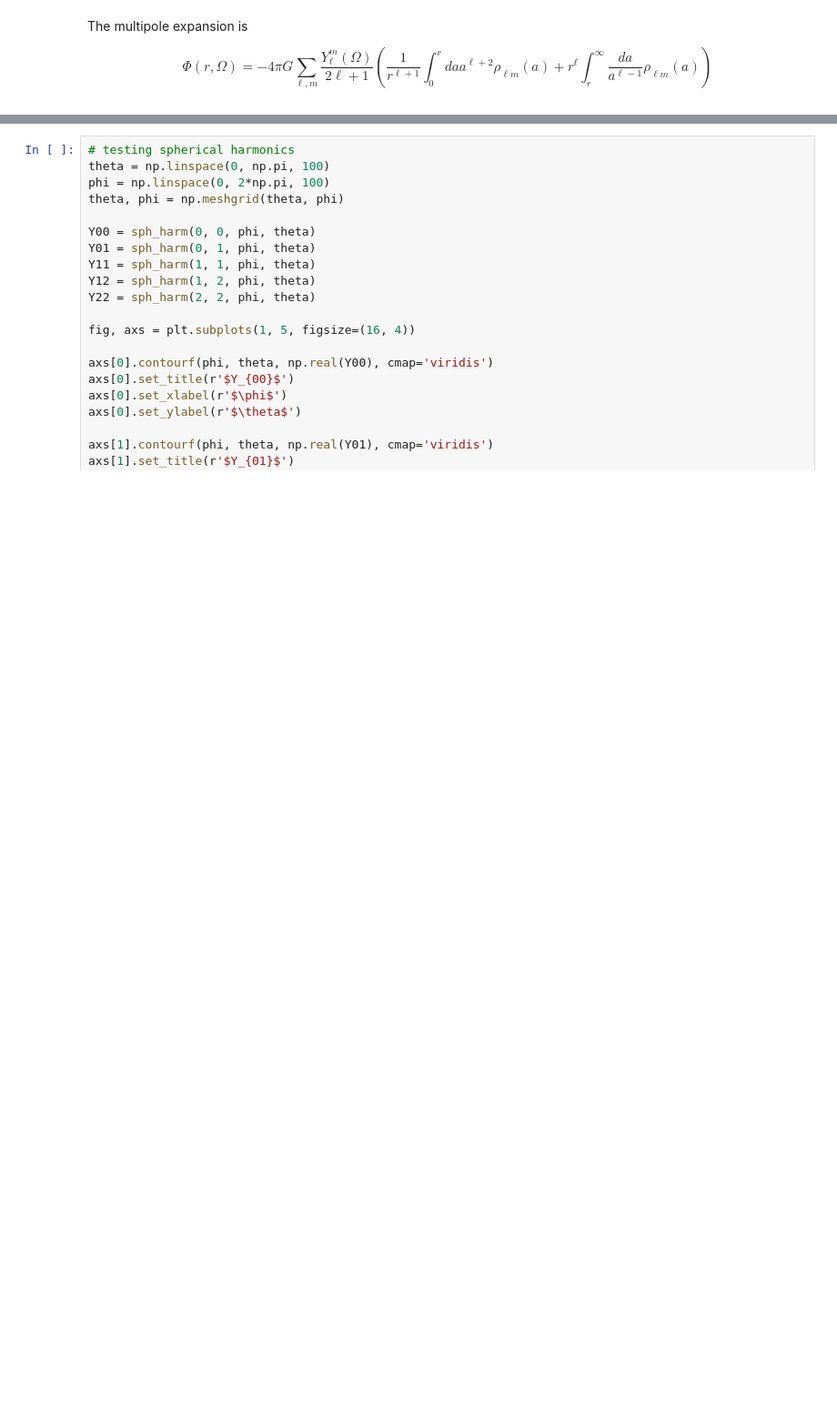
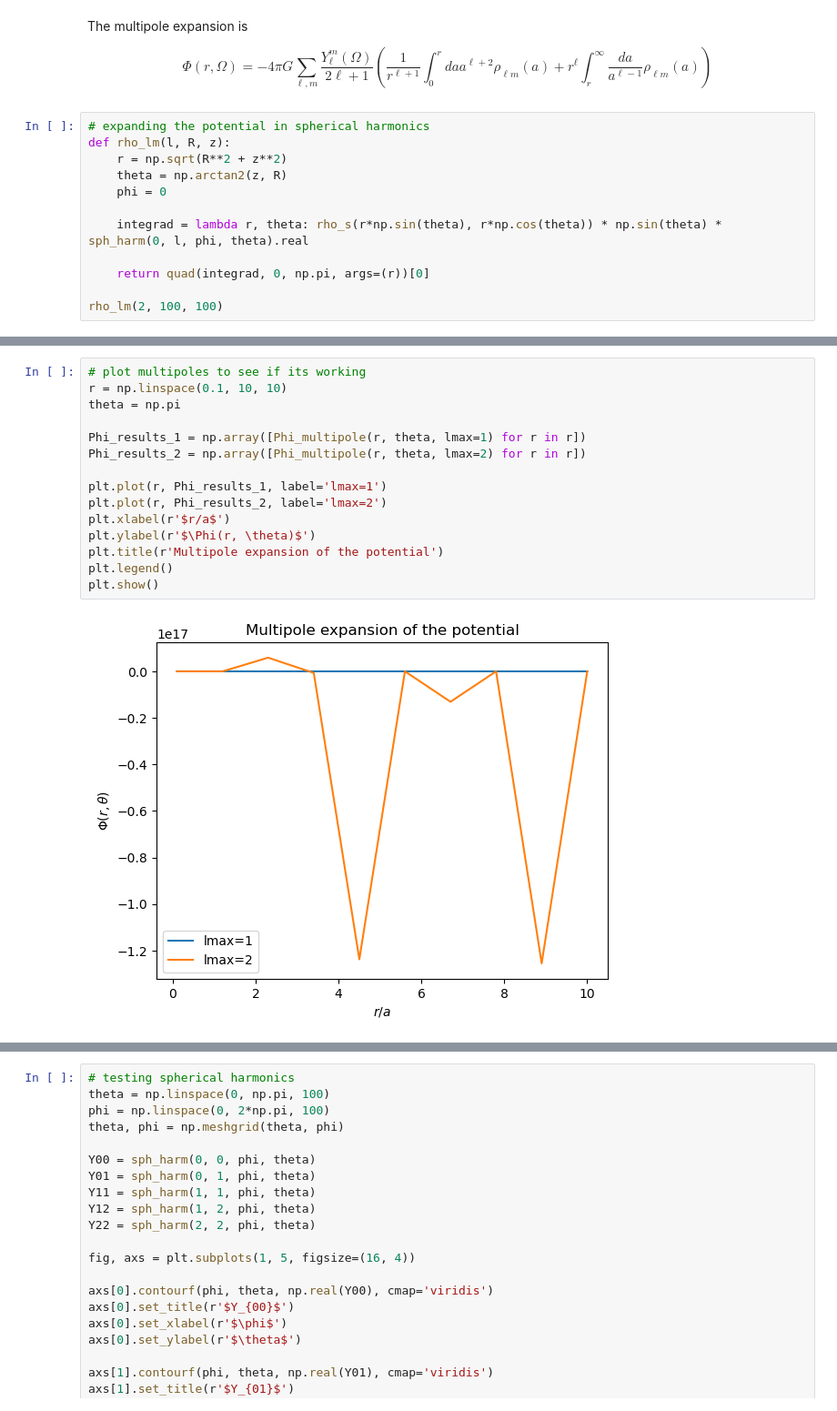
Before and after one commit to AdamSmithOrlik/galactic-dynamics, a Jupyter notebook: dev.ipynb, the cells around one changed output, grey strips where cells are left out. Shown at 91% size. Cells and saved outputs as stored; diff of their text form; blank space fills up the shorter version.

Commit message:
More progress towards multipole expansion.

```diff
--- a/dev.ipynb
+++ b/dev.ipynb
@@ -46,3 +58,15 @@ plt.show()
 The multipole expansion is
 
 $$ \Phi(r,\Omega) = -4\pi G \sum_{\ell,m} \frac{Y_\ell^m(\Omega)}{2\ell+1}\left(\frac{1}{r^{\ell+1}} \int_0^r da a^{\ell+2}\rho_{\ell m}(a) + r^\ell \int_r^\infty \frac{da}{a^{\ell-1}}\rho_{\ell m}(a)\right)$$
+# %%
+# expanding the potential in spherical harmonics
+def rho_lm(l, R, z):
+    r = np.sqrt(R**2 + z**2)
+    theta = np.arctan2(z, R)
+    phi = 0
+
+    integrad = lambda r, theta: rho_s(r*np.sin(theta), r*np.cos(theta)) * np.sin(theta) * sph_harm(0, l, phi, theta).real
+
+    return quad(integrad, 0, np.pi, args=(r))[0]
+
+rho_lm(2, 100, 100)
@@ -79,0 +118,17 @@ def Phi_multipole(r, theta, phi, lmax=0):
+# %%
+# plot multipoles to see if its working
+r = np.linspace(0.1, 10, 10)
+theta = np.pi
+
+Phi_results_1 = np.array([Phi_multipole(r, theta, lmax=1) for r in r])
+Phi_results_2 = np.array([Phi_multipole(r, theta, lmax=2) for r in r])
+
+plt.plot(r, Phi_results_1, label='lmax=1')
+plt.plot(r, Phi_results_2, label='lmax=2')
+plt.xlabel(r'$r/a$')
+plt.ylabel(r'$\Phi(r, \theta)$')
+plt.title(r'Multipole expansion of the potential')
+plt.legend()
+plt.show()
+# %% [output]
+[figure, added]
```
Also changed, not shown: parts of 6 cells of this notebook.
